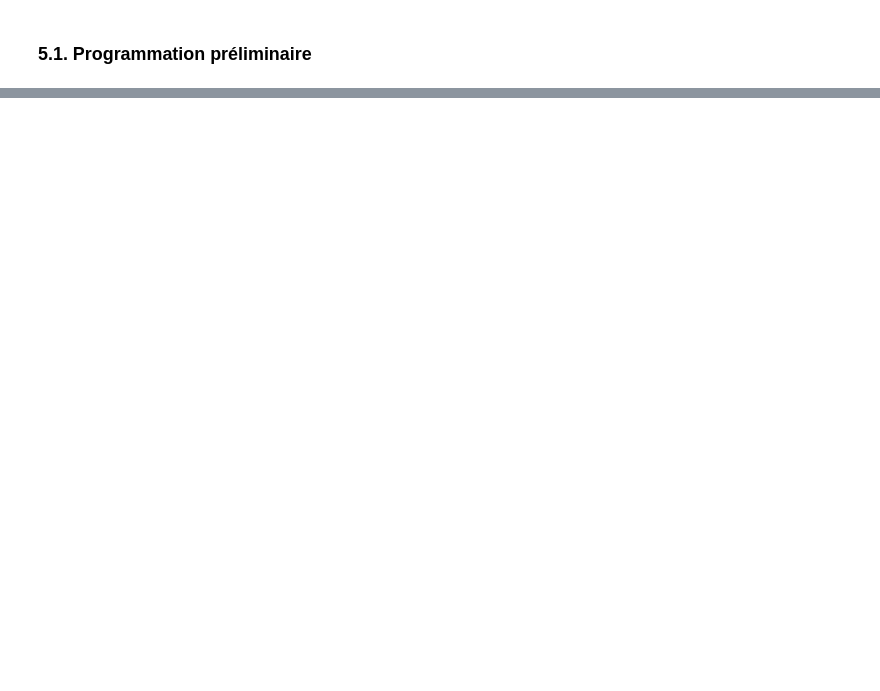
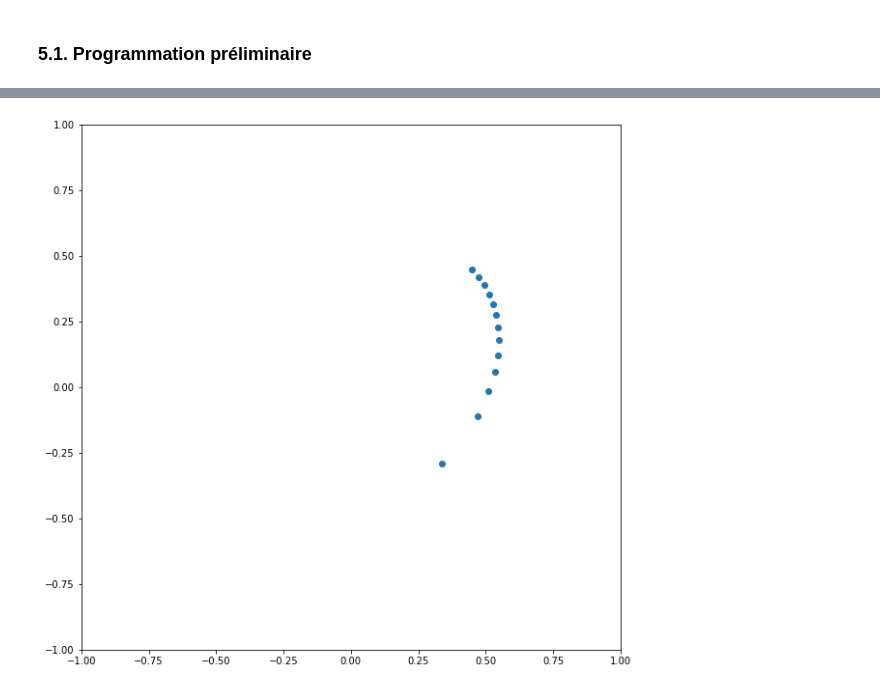
Before and after one commit to ahernot/UE11-calcul-differentiel, a Jupyter notebook: Reponses_FINAL.ipynb, the cells around one changed output, grey strips where cells are left out. Cells and saved outputs as stored; diff of their text form; code cells hidden in the pictures; blank space fills up the shorter version.

```diff
--- a/Reponses_FINAL.ipynb
+++ b/Reponses_FINAL.ipynb
@@ -180,0 +204,3 @@ class DiffFunctions():
+# %%
+DFunc = DiffFunctions()
+GFunc = GeomFunctions()
@@ -242,0 +304,20 @@ lin_array = lin_array.transpose(1, 2, 0)
+# %%
+#   Varying offsets (the second condition)
+
+plt.figure()
+plt.xlim(-1, 1)
+plt.ylim(-1, 1)
+
+x_list = []
+y_list = []
+for offset in npy.linspace(0., 1., 20):
+    F = get_F(f1, level=0.8, offset=offset)
+    try:
+        val = Newton(F, 0.8, 0.8, N=100)
+        x_list.append(val[0])
+        y_list.append(val[1])
+    except: continue
+plt.scatter(x_list, y_list)
+plt.show()
+# %% [output]
+[figure, added]
```
Also changed, not shown: parts of 13 cells of this notebook, 2 other files.
